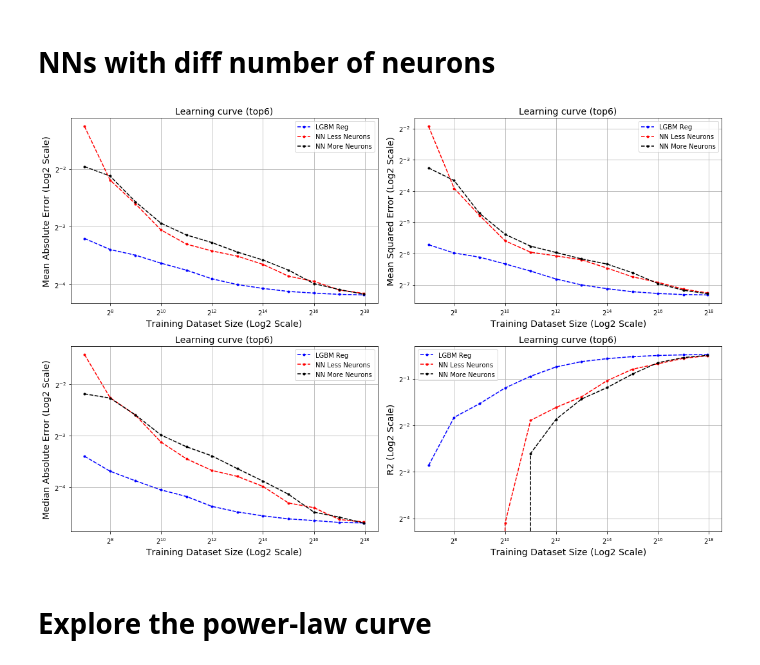
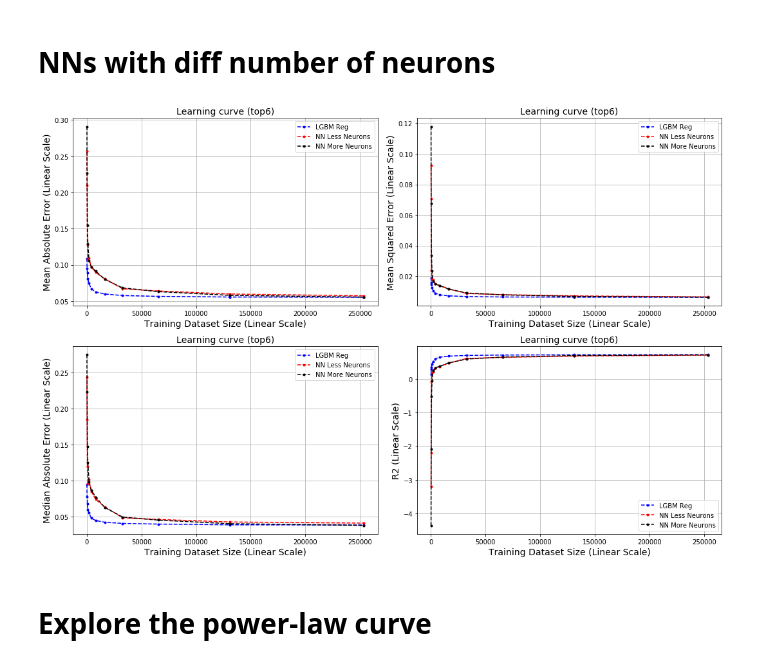
Before and after one commit to adpartin/LearningCurves, a Jupyter notebook: notebooks/power_law_for_paper.ipynb, the cells around one changed output. Cells and saved outputs as stored; diff of their text form; code cells hidden in the pictures.

```diff
--- a/notebooks/power_law_for_paper.ipynb
+++ b/notebooks/power_law_for_paper.ipynb
@@ -44,7 +44,7 @@ filepath
 PosixPath('/vol/ml/apartin/projects/LearningCurves/notebooks')
 # %%
 # Results dir
-maindir = filepath / '../top6_trn'
+maindir = filepath / '../top6_trn_' # old
 # %% [markdown]
 # Utils
 # %%
@@ -86,7 +86,7 @@ def get_xy(scores, metric_name='mean_absolute_error'):
     return x, y
 # %%
 # Same metric for different runs
-def plot_all_metrics_from_runs(runs, metrics='all', title=None, figsize=(20,18), save=False,
+def plot_all_metrics_from_runs(runs, metrics='all', title:str=None, figsize:tuple=(20,18), save:bool=False,
                                xtick_scale:str='log2', ytick_scale:str='log2'):
     """ ... """
     if metrics=='all':
@@ -94,11 +94,10 @@ def plot_all_metrics_from_runs(runs, metrics='all', title=None, figsize=(20,18),
         metrics = tmp['metric'].unique()
 
     colors = ['b', 'r', 'k', 'c', 'm', 'g']
-    # title = None
-    fontsize=14
+    fontsize = 14
 
-    ncols=2
-    nrows=int(np.ceil(len(set(metrics))/ncols))
+    ncols = 2
+    nrows = int(np.ceil(len(set(metrics))/ncols))
     fig, ax = plt.subplots(nrows, ncols, figsize=figsize)
     ax = ax.ravel()
 
@@ -149,8 +148,7 @@ def plot_all_metrics_from_runs(runs, metrics='all', title=None, figsize=(20,18),
         plt.tight_layout()
         ax[i].grid(True)
 
-        if save:
-            plt.savefig( outdir/(src_name+'_'+metric_name+'.png') )
+        if save: plt.savefig( outdir/(src_name+'_'+metric_name+'.png') )
 # %% [markdown]
 # NNs with diff number of layers
 # %%
@@ -200,9 +198,13 @@ plot_all_metrics_from_runs(runs, metrics='all', title=None, figsize=(15,10), sav
 # %% [markdown]
 # NNs with diff number of neurons
 # %%
+# lgb_reg_dir         = maindir / 'top6.lgb_reg.cvf1.GE.DD.AUC_2019-9-22_h21-m18'
+# nn_less_neurons_dir = maindir / 'top6.nn_reg_n_less.sgd.cvf1.GE.DD.AUC_2019-9-20_h18-m48'
+# nn_more_neurons_dir = maindir / 'top6.nn_reg_n_more.sgd.cvf1.GE.DD.AUC_2019-9-20_h18-m48'
+
 lgb_reg_dir         = maindir / 'top6.lgb_reg.cvf1.GE.DD.AUC_2019-9-22_h21-m18'
-nn_less_neurons_dir = maindir / 'top6.nn_reg_n_less.sgd.cvf1.GE.DD.AUC_2019-9-20_h18-m48'
-nn_more_neurons_dir = maindir / 'top6.nn_reg_n_more.sgd.cvf1.GE.DD.AUC_2019-9-20_h18-m48'
+nn_less_neurons_dir = maindir / 'top6.nn_reg_n_less.sgd.cvf1.GE.DD.AUC_2019-9-23_h18-m23'
+nn_more_neurons_dir = maindir / 'top6.nn_reg_n_more.sgd.cvf1.GE.DD.AUC_2019-9-23_h18-m23'
 # %%
 # src_name = 'gdsc'
 src_name = 'top6'
@@ -217,9 +219,10 @@ runs = {}
 for i, v in enumerate(desc):
     runs[f'run{i}'] = (v[0], v[1]/f'lrn_crv_scores.csv')
 # %%
-plot_all_metrics_from_runs(runs, metrics='all', title=None, figsize=(15,10), save=False)
+plot_all_metrics_from_runs(runs, metrics='all', title=None, figsize=(15,10), save=False,
+                           xtick_scale='linear', ytick_scale='linear')
 # %% [output]
-[figure, old version]
+[figure, new version]
 # %% [markdown]
 # Explore the power-law curve
 # %% [markdown]
```
Also changed, not shown: 7 other files.
